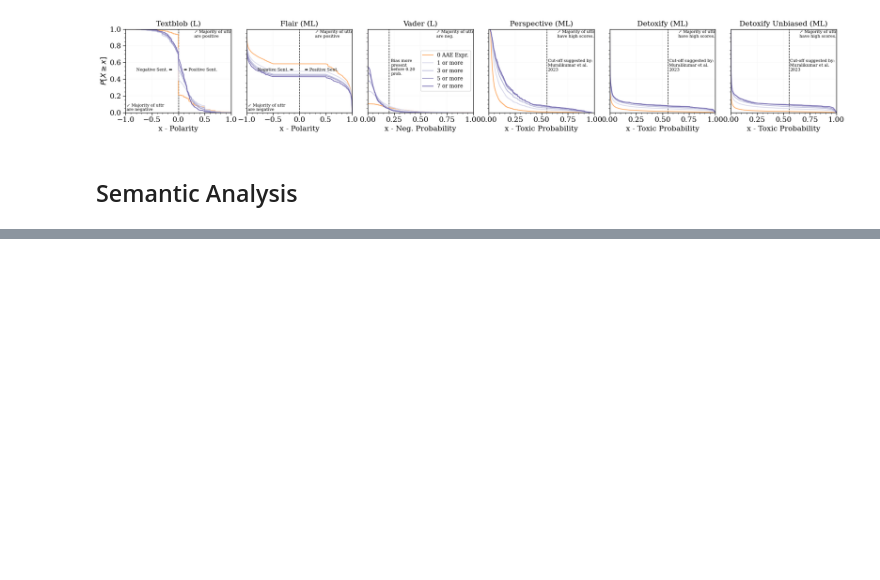
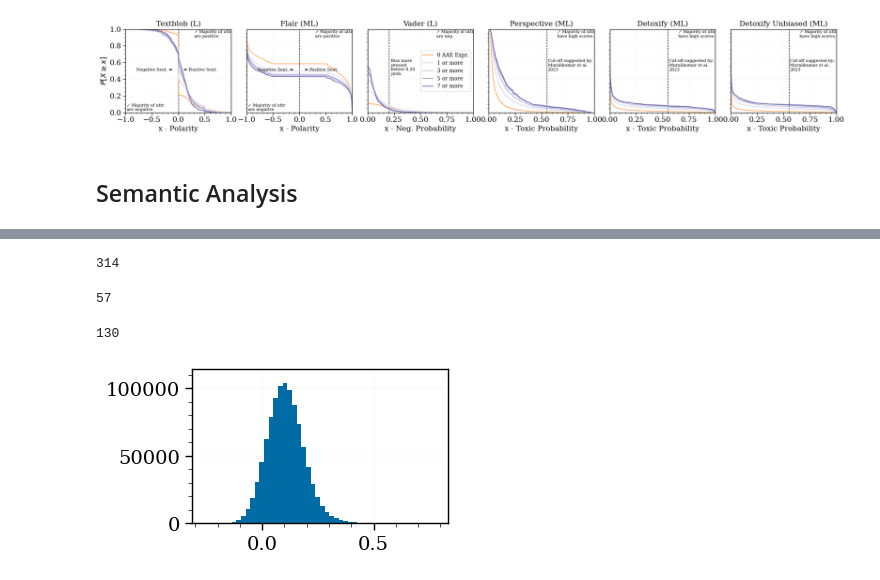
Before and after one commit to flaviovdf/aae_bias, a Jupyter notebook: Semantic_Facct24.ipynb, the cells around one changed output, grey strips where cells are left out. Cells and saved outputs as stored; diff of their text form; code cells hidden in the pictures; blank space fills up the shorter version.

```diff
--- a/Semantic_Facct24.ipynb
+++ b/Semantic_Facct24.ipynb
@@ -319,6 +319,7 @@ df.head()
 ## Semantic Analysis
 # %%
 from itertools import product
+from random import shuffle
 
 def get_extreme_pairs(df):
     cc = []
@@ -340,7 +341,9 @@ def get_extreme_pairs(df):
             top = scores[-n:].index
             bottom = scores[:n].index
         cc.extend(product(top.values, bottom.values))
-    cc = set(cc)
+    cc = list(set(cc))
+    shuffle(cc)
+    cc = cc[:1000000]
     return list(map(lambda x: x[0], cc)), list(map(lambda x: x[1], cc))
 # %%
 def get_extreme_pairs_utter(df, ep0, ep1):
@@ -405,6 +424,16 @@ print(ab05)
 # %%
 (data < 0).sum()
+# %% [output]
+314
 # %%
 (data == 0).sum()
+# %% [output]
+57
 # %%
 (data > 0).sum()
+# %% [output]
+130
+# %%
+plt.hist(cosine_scores.cpu(), bins=50);
+# %% [output]
+[figure, added]
```
Also changed, not shown: parts of 3 cells of this notebook.
